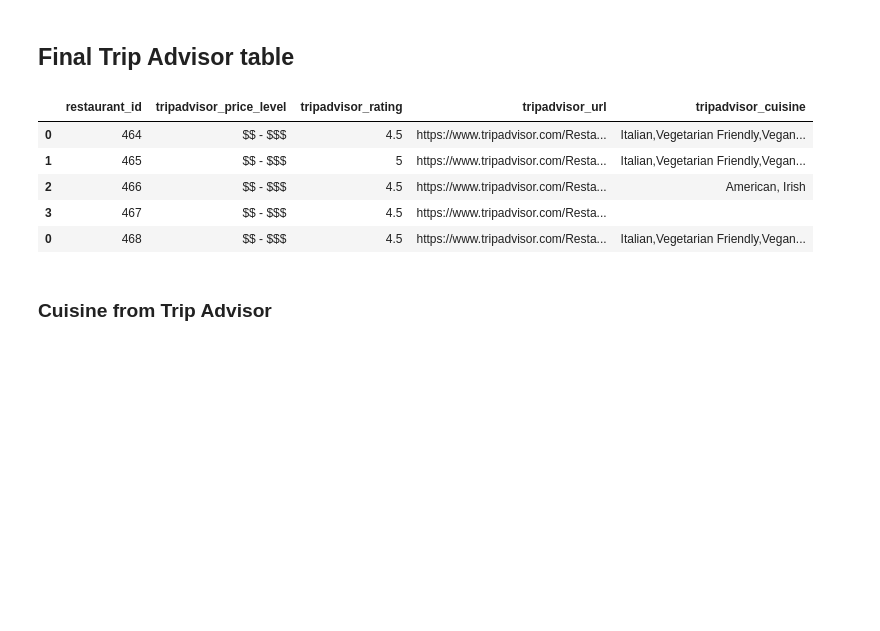
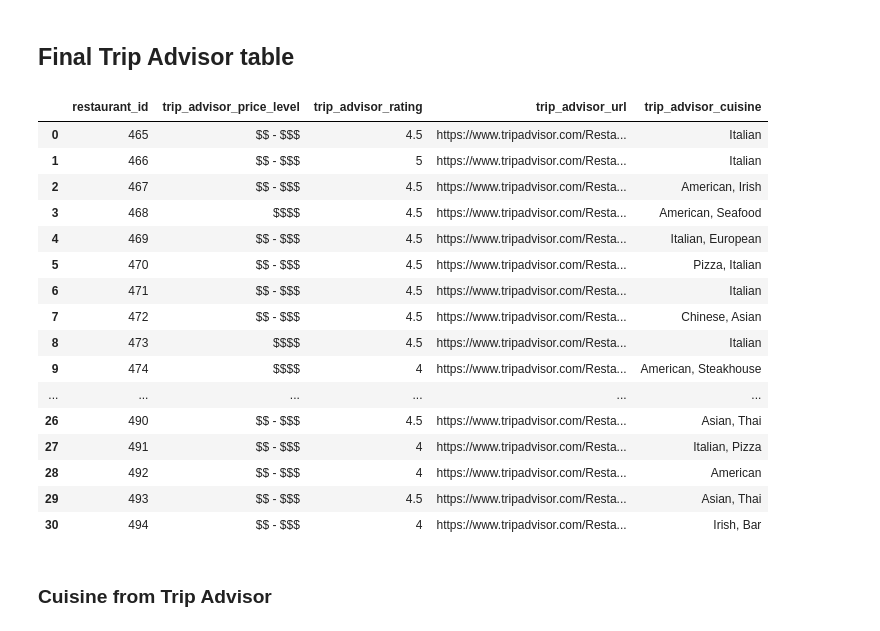
Before and after one commit to deliahellander/ETL-Project, a Jupyter notebook: Transformation/Transformation.ipynb, the cells around one changed output. Cells and saved outputs as stored; diff of their text form; code cells hidden in the pictures; blank space fills up the shorter version.

```diff
--- a/Transformation/Transformation.ipynb
+++ b/Transformation/Transformation.ipynb
@@ -573,10 +624,11 @@ tripadvisor_data_df
 # %%
 # Drop unwanted columns and rename columns
-tripadvisor_data_df = tripadvisor_data_df.drop(columns=['address', 'state_zip'])
-tripadvisor_data_df = tripadvisor_data_df.rename(columns={'restaurant_rating':'tripadvisor_rating',
-                                                          'price_level':'tripadvisor_price_level',
-                                                          'cuisine':'tripadvisor_cuisine'
+tripadvisor_data_df = tripadvisor_data_df.drop(columns=['Unnamed: 0', 'address', 'state_zip'])
+tripadvisor_data_df = tripadvisor_data_df.rename(columns={'restaurant_rating':'trip_advisor_rating',
+                                                          'price_level':'trip_advisor_price_level',
+                                                          'cuisine':'trip_advisor_cuisine'
                                                          })
+tripadvisor_data_df['restaurant_name'] = tripadvisor_data_df['restaurant_name'].str.split('.').str[1]
 tripadvisor_data_df['restaurant_name'] = tripadvisor_data_df['restaurant_name'].str.strip()
 tripadvisor_data_df['address1'] = tripadvisor_data_df['address1'].str.strip()
 
@@ -755,6 +816,6 @@ restaurant_common_df
 # %%
 # drop unwanted columns and rename rest of the columns
-restaurant_common_df = restaurant_common_df.drop(columns=['restaurant_website_x','city_x','state_x'])
+restaurant_common_df = restaurant_common_df.drop(columns=['city_x','state_x'])
 restaurant_common_df = restaurant_common_df.rename(columns={'restaurant_website_y':'restaurant_website',
                                                           'city_y':'city',
                                                           'state_y':'state'})
@@ -926,20 +981,31 @@ cuisine_df
 ## Final Trip Advisor table
 # %%
 # search for rows that have a tripadvisor_url
-ta_final_df = restaurant_final_df[restaurant_final_df.tripadvisor_url != ""]
+ta_final_df = restaurant_final_df[restaurant_final_df.trip_advisor_url != ""]
 
 # drop unwanted columns
 ta_final_df = ta_final_df.drop(columns=['google_price_level', 'google_rating', 'google_maps_url', 'yelp_price_level', 'yelp_rating', 'yelp_url', 'yelp_cuisine', 'address1', 'restaurant_website', 'city', 'state', 'zip code', 'restaurant_name'])
-ta_final_df = ta_final_df[['restaurant_id', 'tripadvisor_price_level', 'tripadvisor_rating', 'tripadvisor_url', 'tripadvisor_cuisine']]
+ta_final_df = ta_final_df[['restaurant_id', 'trip_advisor_price_level', 'trip_advisor_rating', 'trip_advisor_url', 'trip_advisor_cuisine']]
 
 ta_final_df
 # %% [output]
-|  | restaurant_id | tripadvisor_price_level | tripadvisor_rating | tripadvisor_url | tripadvisor_cuisine |
-| 0 | 464 | $$ - $$$ | 4.5 | https://www.tripadvisor.com/Resta... | Italian,Vegetarian Friendly,Vegan... |
-| 1 | 465 | $$ - $$$ | 5 | https://www.tripadvisor.com/Resta... | Italian,Vegetarian Friendly,Vegan... |
-| 2 | 466 | $$ - $$$ | 4.5 | https://www.tripadvisor.com/Resta... | American, Irish |
-| 3 | 467 | $$ - $$$ | 4.5 | https://www.tripadvisor.com/Resta... |  |
-| 0 | 468 | $$ - $$$ | 4.5 | https://www.tripadvisor.com/Resta... | Italian,Vegetarian Friendly,Vegan... |
+|  | restaurant_id | trip_advisor_price_level | trip_advisor_rating | trip_advisor_url | trip_advisor_cuisine |
+| 0 | 465 | $$ - $$$ | 4.5 | https://www.tripadvisor.com/Resta... | Italian |
+| 1 | 466 | $$ - $$$ | 5 | https://www.tripadvisor.com/Resta... | Italian |
+| 2 | 467 | $$ - $$$ | 4.5 | https://www.tripadvisor.com/Resta... | American, Irish |
+| 3 | 468 | $$$$ | 4.5 | https://www.tripadvisor.com/Resta... | American, Seafood |
+| 4 | 469 | $$ - $$$ | 4.5 | https://www.tripadvisor.com/Resta... | Italian, European |
+| 5 | 470 | $$ - $$$ | 4.5 | https://www.tripadvisor.com/Resta... | Pizza, Italian |
+| 6 | 471 | $$ - $$$ | 4.5 | https://www.tripadvisor.com/Resta... | Italian |
+| 7 | 472 | $$ - $$$ | 4.5 | https://www.tripadvisor.com/Resta... | Chinese, Asian |
+| 8 | 473 | $$$$ | 4.5 | https://www.tripadvisor.com/Resta... | Italian |
+| 9 | 474 | $$$$ | 4 | https://www.tripadvisor.com/Resta... | American, Steakhouse |
+| ... | ... | ... | ... | ... | ... |
+| 26 | 490 | $$ - $$$ | 4.5 | https://www.tripadvisor.com/Resta... | Asian, Thai |
+| 27 | 491 | $$ - $$$ | 4 | https://www.tripadvisor.com/Resta... | Italian, Pizza |
+| 28 | 492 | $$ - $$$ | 4 | https://www.tripadvisor.com/Resta... | American |
+| 29 | 493 | $$ - $$$ | 4.5 | https://www.tripadvisor.com/Resta... | Asian, Thai |
+| 30 | 494 | $$ - $$$ | 4 | https://www.tripadvisor.com/Resta... | Irish, Bar |
 # %% [markdown]
 ### Cuisine from Trip Advisor
 # %%
```
Also changed, not shown: parts of 24 cells of this notebook, 8 other files.
